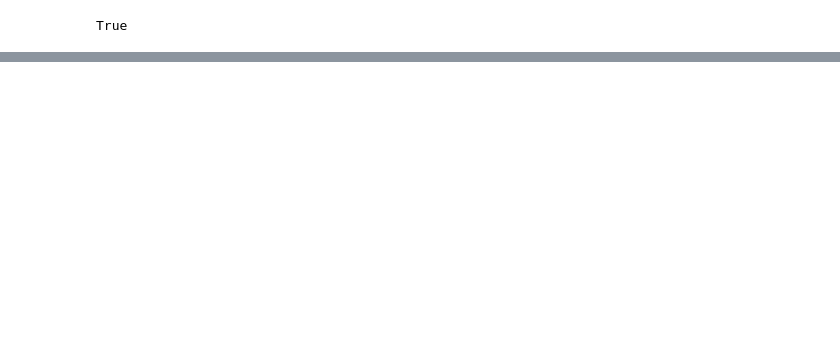
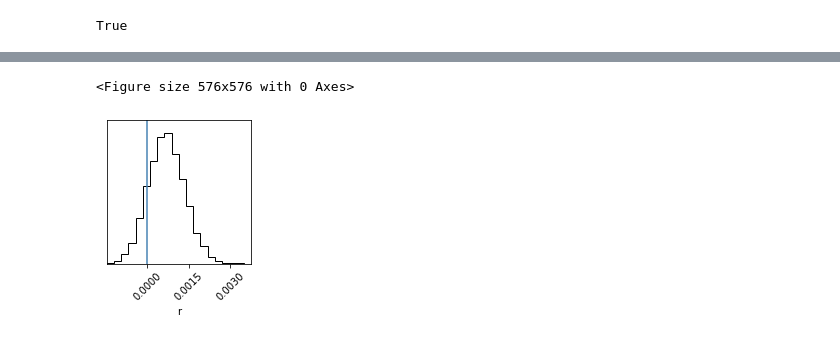
Before and after one commit to antolonappan/s4bird, a Jupyter notebook: Notebooks/z_LB_delensing.ipynb, the cells around one changed output, grey strips where cells are left out. Cells and saved outputs as stored; diff of their text form; code cells hidden in the pictures; blank space fills up the shorter version.

```diff
--- a/Notebooks/z_LB_delensing.ipynb
+++ b/Notebooks/z_LB_delensing.ipynb
@@ -62,0 +83,5 @@ method.lh_lib.sigma_r(0)
+# %%
+method.lh_lib.plot_posterior(66)
+# %% [output]
+<Figure size 576x576 with 0 Axes>
+[figure, added]
```
Also changed, not shown: parts of 16 cells of this notebook, 5 other files.
